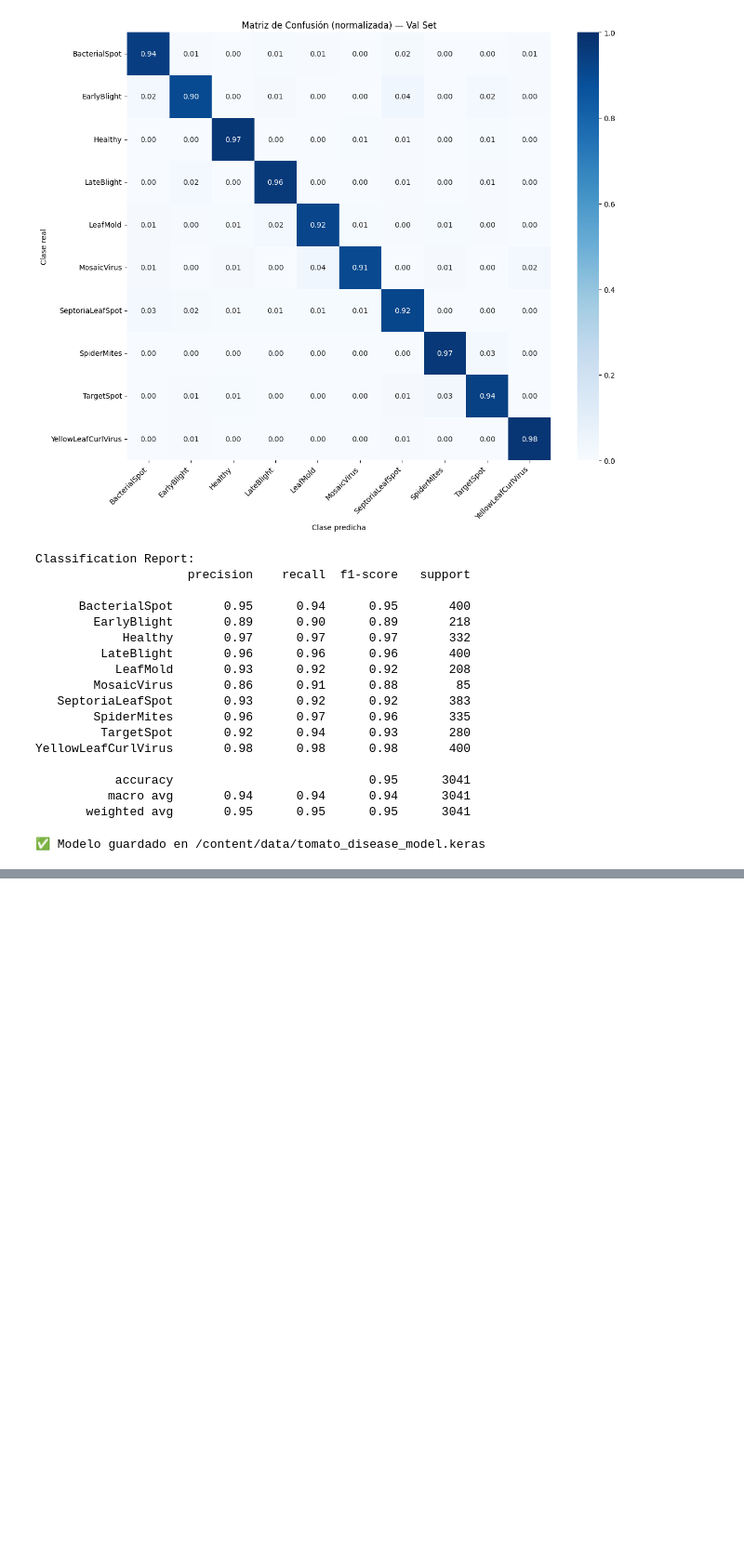
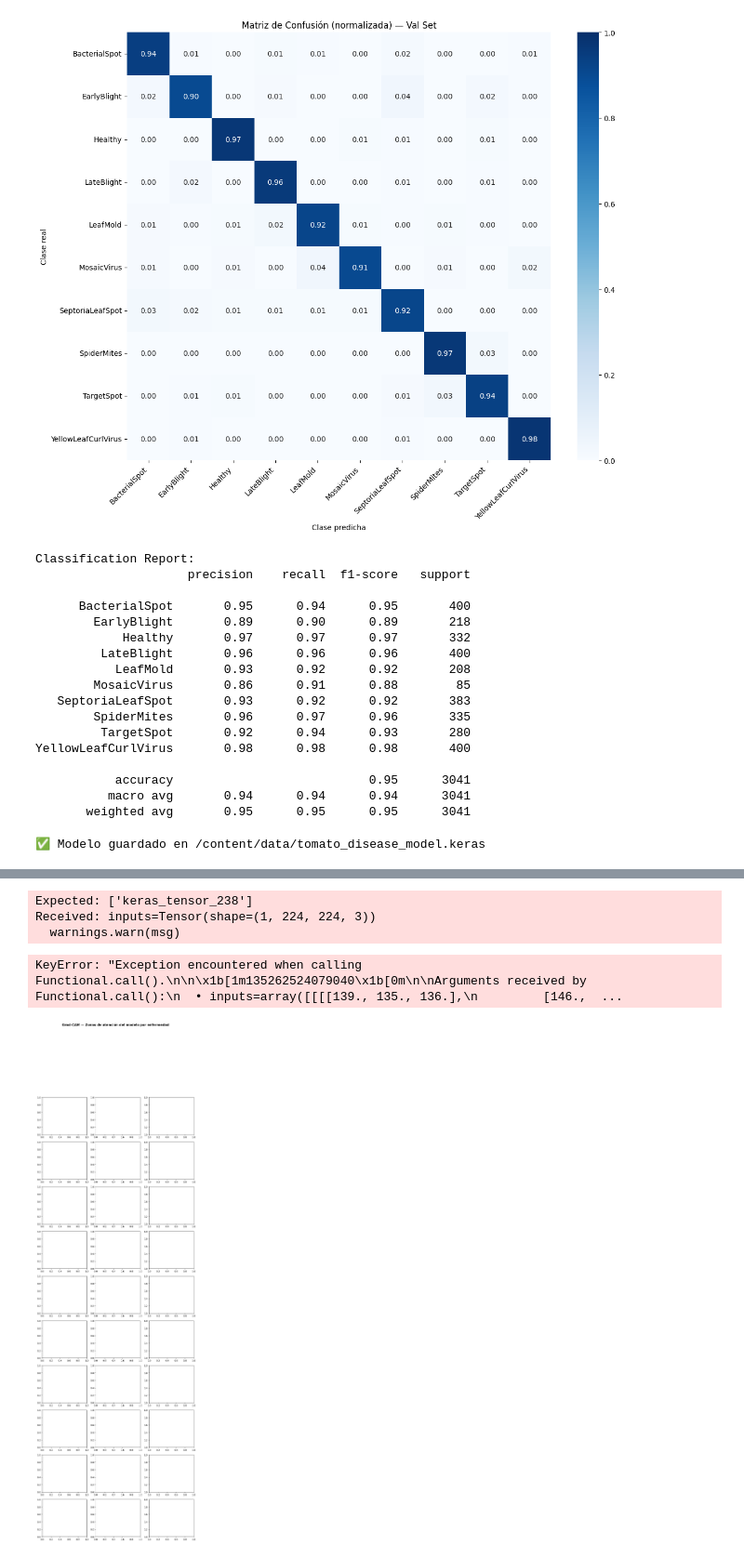
Before and after one commit to jpcampos04/2605_leaf_diseases_cv, a Jupyter notebook: 2605_leaf_diseases.ipynb, the cells around one changed output, grey strips where cells are left out. Shown at 93% size. Cells and saved outputs as stored; diff of their text form; code cells hidden in the pictures; blank space fills up the shorter version.

```diff
--- a/2605_leaf_diseases.ipynb
+++ b/2605_leaf_diseases.ipynb
@@ -445,0 +500,56 @@ print("✅ Modelo guardado en /content/data/tomato_disease_model.keras")
+# %%
+from tensorflow.keras.applications.efficientnet import preprocess_input
+
+# Tomar 1 imagen de cada clase del val set
+samples = df_val.groupby("class_name").first().reset_index()
+
+fig, axes = plt.subplots(len(samples), 3, figsize=(12, len(samples) * 3.5))
+fig.suptitle("Grad-CAM — Zonas de atención del modelo por enfermedad",
+             fontsize=14, fontweight="bold", y=1.01)
+
+for i, row in samples.iterrows():
+    img_path = row["image_path"]
+    true_class = row["class_name"].replace("Tomato__", "")
+
+    # Preprocesar imagen
+    img = tf.keras.utils.load_img(img_path, target_size=(224, 224))
+    img_array = tf.keras.utils.img_to_array(img)
+    img_array = preprocess_input(img_array)
+    img_array = np.expand_dims(img_array, axis=0)
+
+    # Generar Grad-CAM
+    heatmap, predictions = make_gradcam_heatmap(img_array, model)
+    pred_index = np.argmax(predictions[0])
+    pred_class = class_names[pred_index].replace("Tomato__", "")
+    confidence = predictions[0][pred_index] * 100
+
+    # Superponer
+    original, superimposed = overlay_gradcam(img_path, heatmap)
+
+    # Color del título según acierto
+    color = "green" if pred_class == true_class else "red"
+
+    # Graficar
+    axes[i, 0].imshow(original)
+    axes[i, 0].set_title(f"Original\n{true_class}", fontsize=9)
+    axes[i, 0].axis("off")
+
+    axes[i, 1].imshow(plt.cm.jet(heatmap)[:, :, :3])
+    axes[i, 1].set_title("Heatmap", fontsize=9)
+    axes[i, 1].axis("off")
+
+    axes[i, 2].imshow(superimposed)
+    axes[i, 2].set_title(f"Predicción: {pred_class}\nConfianza: {confidence:.1f}%",
+                          fontsize=9, color=color)
+    axes[i, 2].axis("off")
+
+plt.tight_layout()
+plt.savefig("/content/data/gradcam_results.png", dpi=150, bbox_inches="tight")
+plt.show()
+print("✅ Grad-CAM guardado en /content/data/gradcam_results.png")
+# %% [output]
+Expected: ['keras_tensor_238']
+Received: inputs=Tensor(shape=(1, 224, 224, 3))
+  warnings.warn(msg)
+KeyError: "Exception encountered when calling Functional.call().\n\n\x1b[1m135262524079040\x1b[0m\n\nArguments received by Functional.call():\n  • inputs=array([[[[139., 135., 136.],\n         [146.,  ...
+[figure, added]
```
Also changed, not shown: parts of 1 cell of this notebook.
